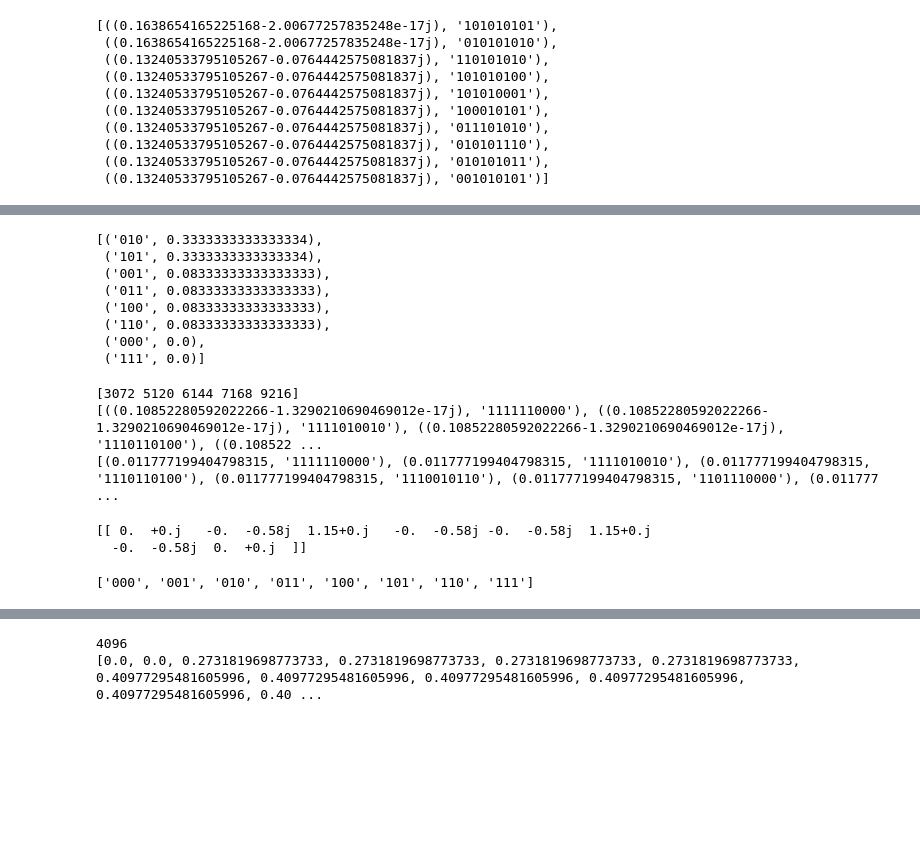
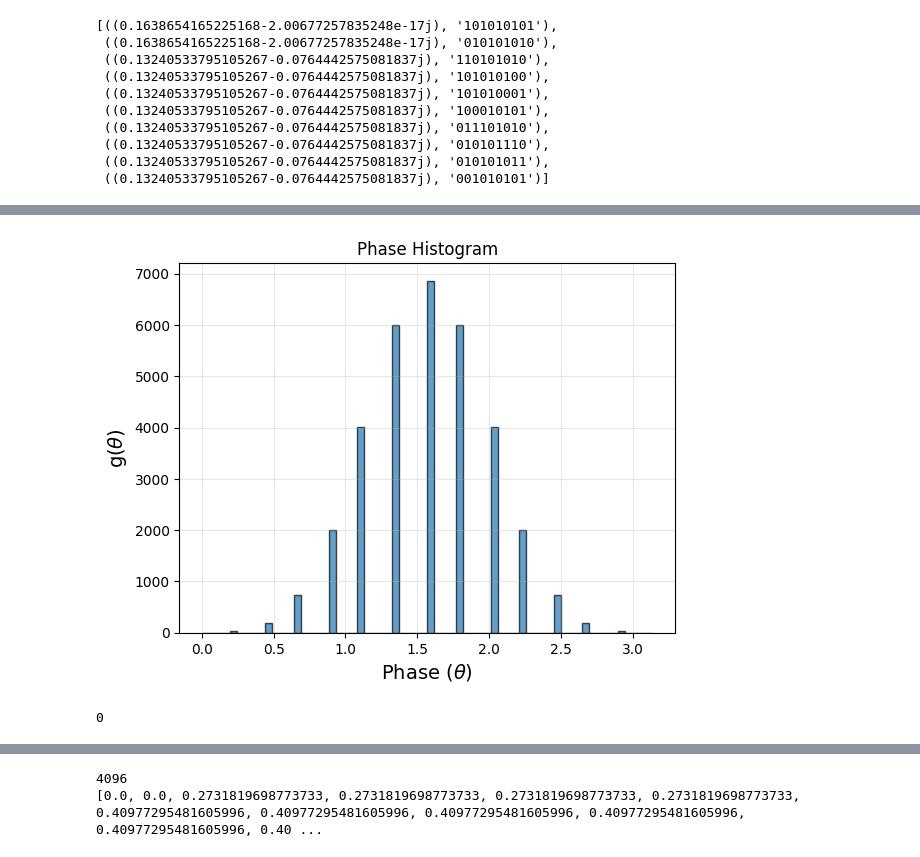
Before and after one commit to pranjagar/Phase-to-Amplitude-proj, a Jupyter notebook: rough_phase_to_amp.ipynb, the cells around one changed output, grey strips where cells are left out. Drawn from its saved outputs; the diff is of its cells as text; code cells hidden in the pictures; blank space fills up the shorter version.

```diff
--- a/rough_phase_to_amp.ipynb
+++ b/rough_phase_to_amp.ipynb
@@ -957,60 +913,14 @@ AttributeError: 'QuantumSystem' object has no attribute 'psi_iter2'
-# %%
-#comparing iter2 and iterm functions
-
-# iter2 = Q3.psi_iter2_trial
-# iter2 = iter2.reshape(-1)
-
-# p2 = Q3.prob_m(1)
-print('\n')
-iterm = Q3.psi_iter_m(2)
-iterm = iterm.reshape(-1)
-
-iterm
-# Q3.norm_sq(iter2), '\n', Q3.norm_sq(iterm)
-
-Q3.sorted_binaries(iterm)
-
-# np.log2(len(iterm))
-# %% [output]
-[('010', 0.3333333333333334),
- ('101', 0.3333333333333334),
- ('001', 0.08333333333333333),
- ('011', 0.08333333333333333),
- ('100', 0.08333333333333333),
- ('110', 0.08333333333333333),
- ('000', 0.0),
- ('111', 0.0)]
-# %%
-q = 10
-adj = np.array([[0,1,0,0,0,0,1,0,0,0], [1,0,0,0,0,0,0,0,0,0], [0,0,0,0,0,0,0,1,0,0], [0,0,0,0,0,0,0,0,0,0], [0,0,0,0,0,0,0,0,1,0], [0,0,0,0,0,0,0,0,0,1], [1,0,0,0,0,0,0,0,0,0], [0,0,1,0,0,0,0,0,0,0], [0,0,0,0,1,0,0,0,0,0], [0,0,0,0,0,1,0,0,0,0]])
-
-Q10 = QuantumSystem(q, adj)
-
-ff = Q10.psi_iter2.T
-ff_w = np.where(abs(ff) > .02)
-print(ff_w[1][:5])                          # indices with high amplitude
-
-partitions = np.array([format(i, '010b') for i in ff_w[1]])
-partitions_a = np.array([ i[0:10] for i in partitions])
-
-partitions_prob_pair_list = zip( ff[0,ff_w[1]], partitions_a)     # working for q = 9, line graph
-p = sorted(partitions_prob_pair_list, reverse = True)
-p_abs = sorted([(abs(p[i][0])**2, p[i][1]) for i in range(len(p))], reverse = True)
-print(p[:33])
-print(p_abs[:33])
-# %% [output]
-[3072 5120 6144 7168 9216]
-[((0.10852280592022266-1.3290210690469012e-17j), '1111110000'), ((0.10852280592022266-1.3290210690469012e-17j), '1111010010'), ((0.10852280592022266-1.3290210690469012e-17j), '1110110100'), ((0.108522 ...
-[(0.011777199404798315, '1111110000'), (0.011777199404798315, '1111010010'), (0.011777199404798315, '1110110100'), (0.011777199404798315, '1110010110'), (0.011777199404798315, '1101110000'), (0.011777 ...
-# %%
-iter2a = Q3.psi_iter2_trial.T
-pp(iter2a, 2)
-leng = list(enumerate(iter2a.flatten().tolist()))
-
-bi = [format(i[0], '0>'+str(int(np.log2(len(leng))))+'b') for i in leng]
-bi
-# %% [output]
-[[ 0.  +0.j   -0.  -0.58j  1.15+0.j   -0.  -0.58j -0.  -0.58j  1.15+0.j
-  -0.  -0.58j  0.  +0.j  ]]
-['000', '001', '010', '011', '100', '101', '110', '111']
+# %%
+#trying for q = 12, line graph
+q = 15
+adj_q = adj_line(q)
+Q_15 = QuantumSystem(q, adj_q)
+
+iter50 = Q_15.psi_iter_m(50)
+phases_18 = Q_15.phases(q, adj_q).reshape(-1)
+
+Q_15.G_theta_hist(phases_18)
+# %% [output]
+[figure, added]
+0
 # %%
```
Also changed, not shown: parts of 26 cells of this notebook, 20 other files.
